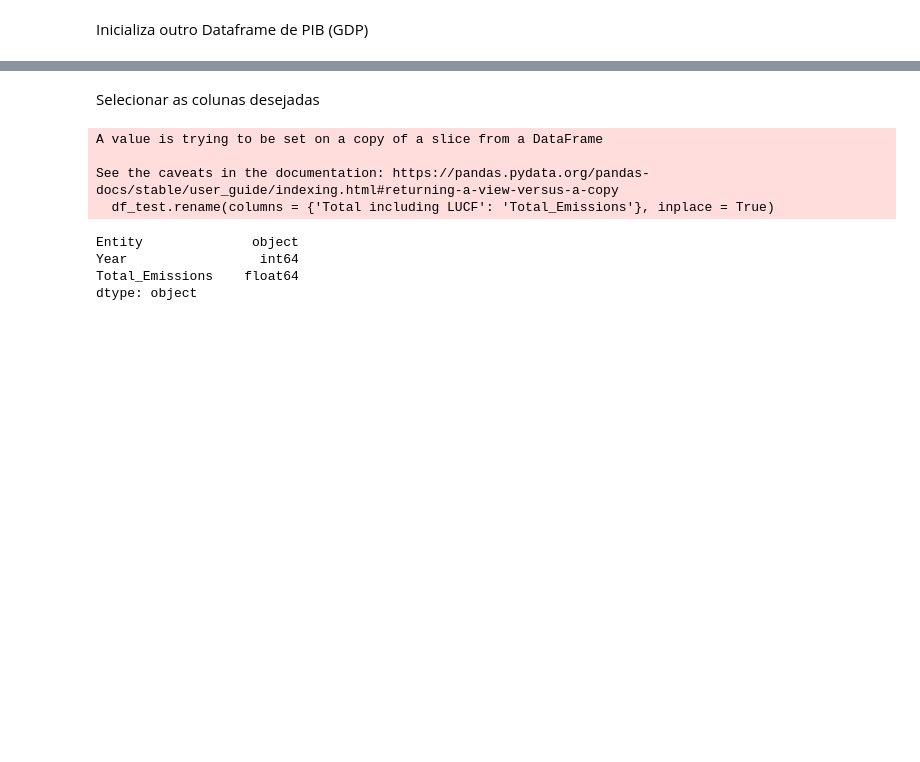
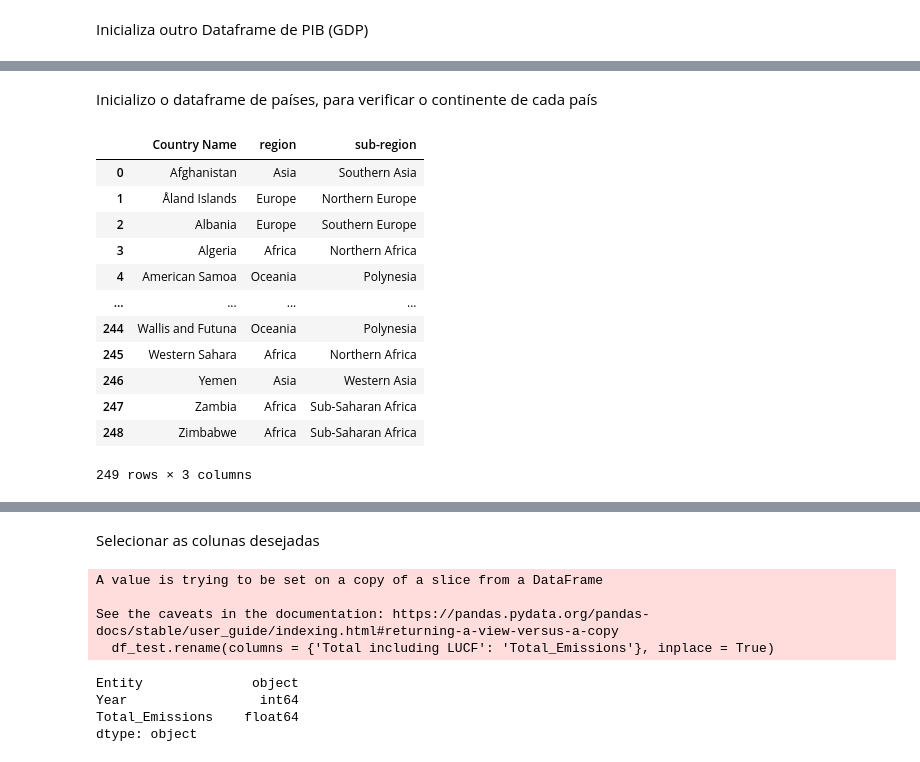
Before and after one commit to thiagorbernardo/UTFPR-Data-Science-CSB55, a Jupyter notebook: 02 - Analise exploratoria/AnaliseExploratoria-GasEmissions.ipynb, the cells around one changed output, grey strips where cells are left out. Saved outputs shown, nothing was run; the diff lists cells and outputs as text; code cells hidden in the pictures; blank space fills up the shorter version.

```diff
--- a/02 - Analise exploratoria/AnaliseExploratoria-GasEmissions.ipynb
+++ b/02 - Analise exploratoria/AnaliseExploratoria-GasEmissions.ipynb
@@ -56,0 +42,22 @@ df_gdp.head(n=15)
+# %% [markdown]
+Inicializo o dataframe de países, para verificar o continente de cada país
+# %%
+df_countries = pd.read_csv('../data/countries/country-continent.csv', sep = ',')
+df_countries.rename(columns = {'name': 'Country Name'}, inplace = True)
+df_countries.drop(df_countries.columns.difference(['Country Name','region', 'sub-region']), 1, inplace=True)
+df_countries
+#df_gdp.merge(df_countries, )
+# %% [output]
+|  | Country Name | region | sub-region |
+| 0 | Afghanistan | Asia | Southern Asia |
+| 1 | Åland Islands | Europe | Northern Europe |
+| 2 | Albania | Europe | Southern Europe |
+| 3 | Algeria | Africa | Northern Africa |
+| 4 | American Samoa | Oceania | Polynesia |
+| ... | ... | ... | ... |
+| 244 | Wallis and Futuna | Oceania | Polynesia |
+| 245 | Western Sahara | Africa | Northern Africa |
+| 246 | Yemen | Asia | Western Asia |
+| 247 | Zambia | Africa | Sub-Saharan Africa |
+| 248 | Zimbabwe | Africa | Sub-Saharan Africa |
+249 rows × 3 columns
```
Also changed, not shown: parts of 20 cells of this notebook, 1 other file.
